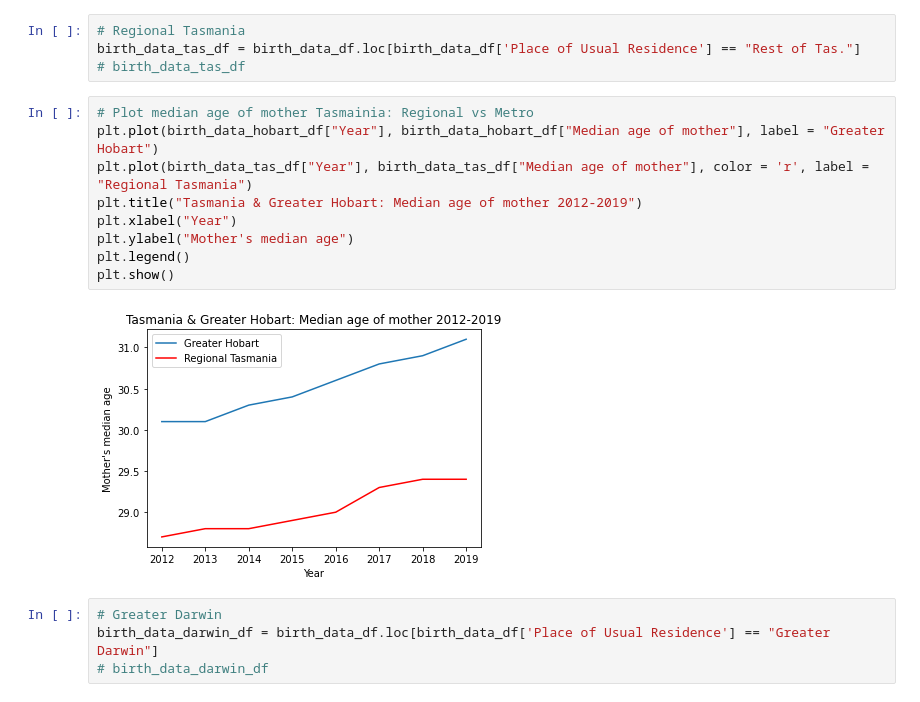
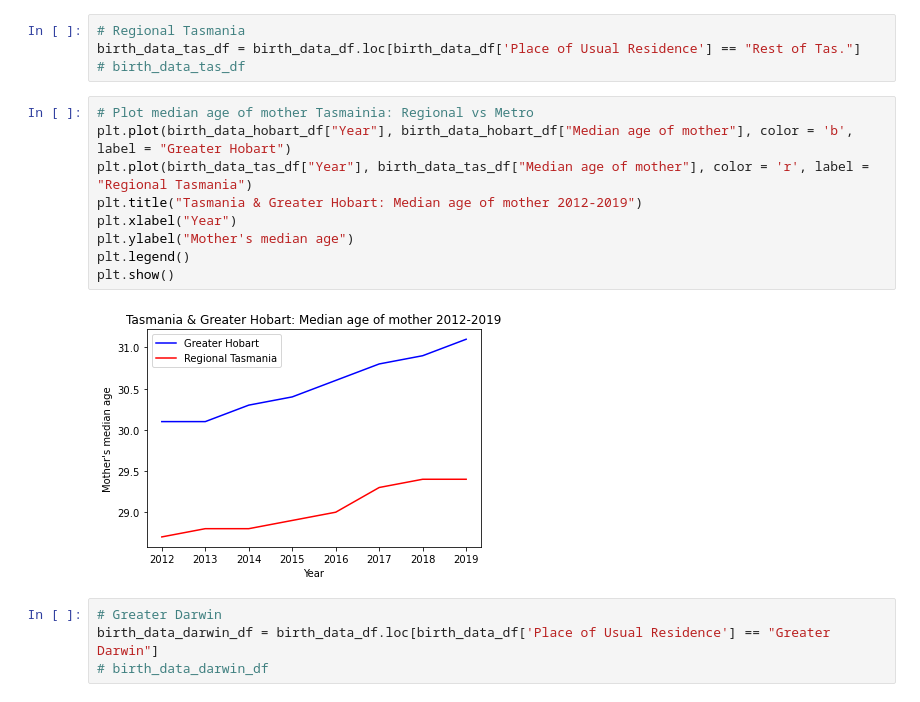
Before and after one commit to NathanJPotter/Team-Project-1, a Jupyter notebook: Project 1.ipynb, the cells around one changed output. Saved outputs shown, nothing was run; the diff lists cells and outputs as text.

```diff
--- a/Project 1.ipynb
+++ b/Project 1.ipynb
@@ -91,15 +126,15 @@ birth_data_tas_df = birth_data_df.loc[birth_data_df['Place of Usual Residence']
 # birth_data_tas_df
 # %%
 # Plot median age of mother Tasmainia: Regional vs Metro
-plt.plot(birth_data_hobart_df["Year"], birth_data_hobart_df["Median age of mother"], label = "Greater Hobart")
+plt.plot(birth_data_hobart_df["Year"], birth_data_hobart_df["Median age of mother"], color = 'b', label = "Greater Hobart")
 plt.plot(birth_data_tas_df["Year"], birth_data_tas_df["Median age of mother"], color = 'r', label = "Regional Tasmania")
 plt.title("Tasmania & Greater Hobart: Median age of mother 2012-2019")
 plt.xlabel("Year")
 plt.ylabel("Mother's median age")
 plt.legend()
 plt.show()
 # %% [output]
-[figure, old version]
+[figure, new version]
 # %%
 # Greater Darwin
 birth_data_darwin_df = birth_data_df.loc[birth_data_df['Place of Usual Residence'] == "Greater Darwin"]
```
Also changed, not shown: parts of 3 cells of this notebook.
